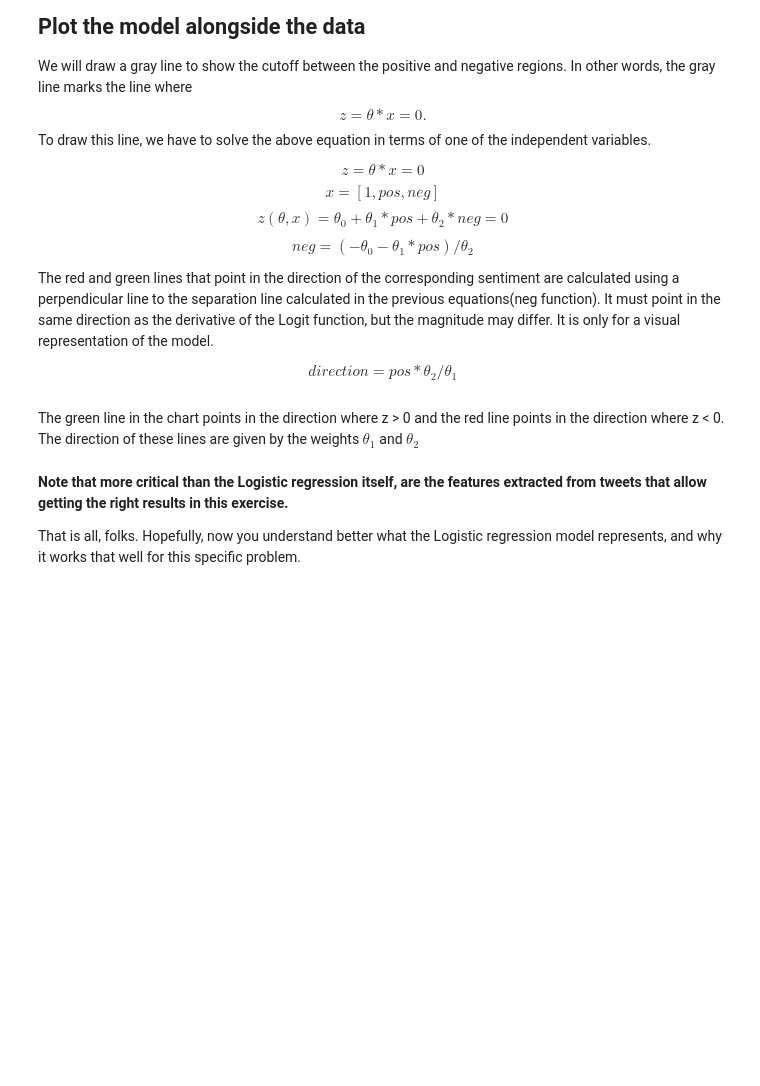
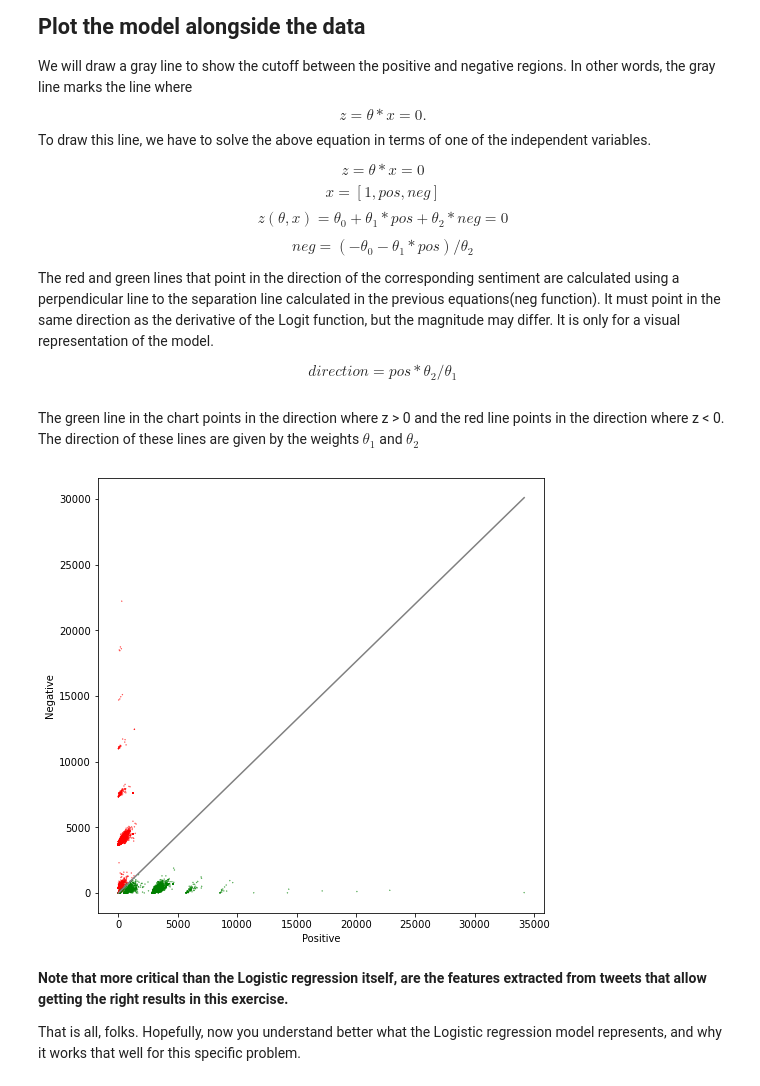
Before and after one commit to bk-anupam/NLP, a Jupyter notebook: DeepLearningAI_NLP_Specialization/1 - NLP with Classification and Vector Space Model/week1/NLP_C1_W1_assignment.ipynb, the cells around one changed output. Saved outputs shown, nothing was run; the diff lists cells and outputs as text; code cells hidden in the pictures; blank space fills up the shorter version.

```diff
--- a/DeepLearningAI_NLP_Specialization/1 - NLP with Classification and Vector Space Model/week1/NLP_C1_W1_assignment.ipynb
+++ b/DeepLearningAI_NLP_Specialization/1 - NLP with Classification and Vector Space Model/week1/NLP_C1_W1_assignment.ipynb
@@ -131,5 +131,6 @@ print(test_X.shape)
 from sklearn.linear_model import LogisticRegression
 sentiment_model = LogisticRegression()
 sentiment_model.fit(train_X, train_y.ravel())
-sentiment_model.coef_
+theta = sentiment_model.coef_[0]
+theta
 # %% [output]
@@ -328,8 +344,19 @@ $$ neg = (-\theta_0 - \theta_1 * pos) / \theta_2 $$
 The red and green lines that point in the direction of the corresponding sentiment are calculated using a perpendicular line to the separation line calculated in the previous equations(neg function). It must point in the same direction as the derivative of the Logit function, but the magnitude may differ. It is only for a visual representation of the model.
 
 $$direction = pos * \theta_2 / \theta_1$$
+# %%
+# given a theta vector and positive sentiment value, return the negative sentiment value
+def neg(theta, pos):
+    return -theta[0] - (theta[1] / theta[2])* pos
 # %% [markdown]
 The green line in the chart points in the direction where z > 0 and the red line points in the direction where z < 0. The direction of these lines are given by the weights $\theta_1$ and $\theta_2$
+# %%
+fig, ax = plot_tweets(X)
+max_pos = np.max(X[:, 1])
+ax.plot([0, max_pos], [neg(theta, 0), neg(theta, max_pos)], color='gray')
+plt.show()
+# %% [output]
+[figure, added]
 # %% [markdown]
 **Note that more critical than the Logistic regression itself, are the features extracted from tweets that allow getting the right results in this exercise.**
 
```
Also changed, not shown: parts of 13 cells of this notebook.
